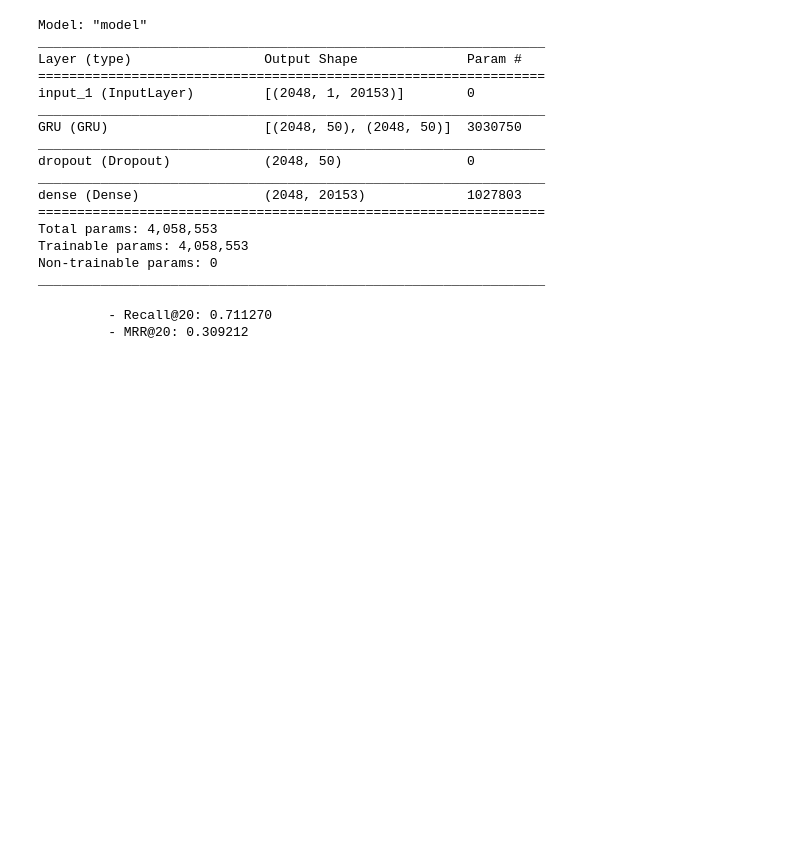
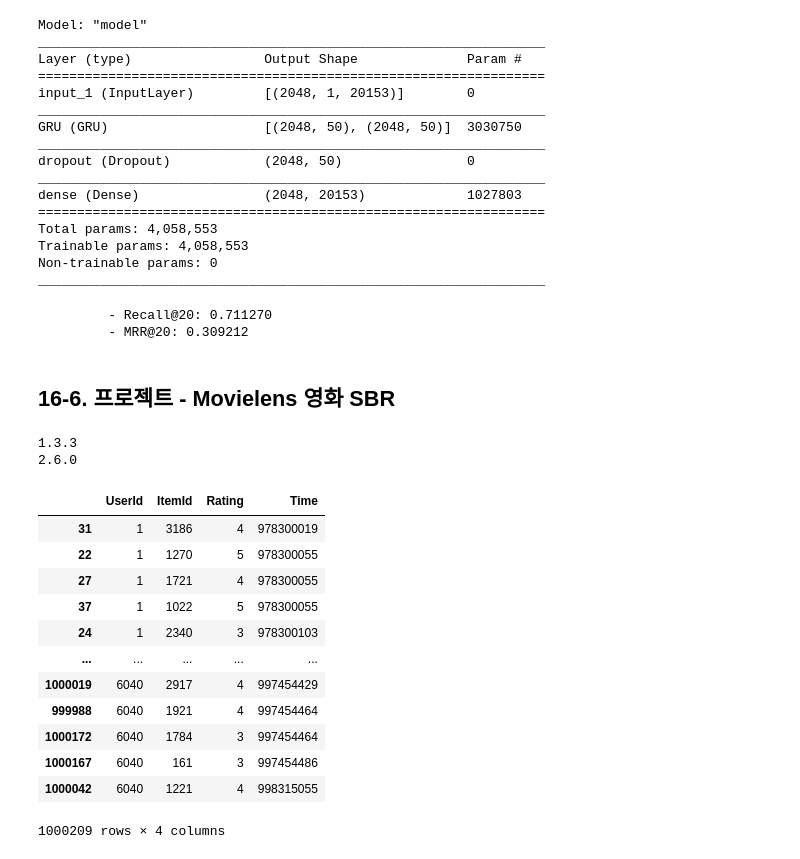
Before and after one commit to govin08/aiffel_explorations, a Jupyter notebook: [Exp-16]recommend_movies.ipynb, the cells around one changed output. Drawn from its saved outputs; the diff is of its cells as text; code cells hidden in the pictures; blank space fills up the shorter version.

```diff
--- a/[Exp-16]recommend_movies.ipynb
+++ b/[Exp-16]recommend_movies.ipynb
@@ -997,3 +997,40 @@ test_model(model, args, test)
 # %% [output]
          - Recall@20: 0.711270
          - MRR@20: 0.309212
+# %% [markdown]
+## 16-6. 프로젝트 - Movielens 영화 SBR
+# %%
+import pandas
+import tensorflow
+
+print(pandas.__version__)
+print(tensorflow.__version__)
+# %% [output]
+1.3.3
+2.6.0
+# %%
+data_path = Path(os.getenv('HOME')+'/aiffel/yoochoose/data/')
+train_path = data_path / 'ratings.dat'
+
+def load_data(data_path: Path, nrows=None):
+    data = pd.read_csv(data_path, sep='::', header=None, usecols=[0, 1, 2, 3], dtype={0: np.int32, 1: np.int32, 2: np.int32}, nrows=nrows)
+    data.columns = ['UserId', 'ItemId', 'Rating', 'Time']
+    return data
+
+data = load_data(train_path, None)
+data.sort_values(['UserId', 'Time'], inplace=True)  # data를 id와 시간 순서로 정렬해줍니다.
+data
+# %% [output]
+|  | UserId | ItemId | Rating | Time |
+| 31 | 1 | 3186 | 4 | 978300019 |
+| 22 | 1 | 1270 | 5 | 978300055 |
+| 27 | 1 | 1721 | 4 | 978300055 |
+| 37 | 1 | 1022 | 5 | 978300055 |
+| 24 | 1 | 2340 | 3 | 978300103 |
+| ... | ... | ... | ... | ... |
+| 1000019 | 6040 | 2917 | 4 | 997454429 |
+| 999988 | 6040 | 1921 | 4 | 997454464 |
+| 1000172 | 6040 | 1784 | 3 | 997454464 |
+| 1000167 | 6040 | 161 | 3 | 997454486 |
+| 1000042 | 6040 | 1221 | 4 | 998315055 |
+1000209 rows × 4 columns
```
Also changed, not shown: parts of 39 cells of this notebook.
